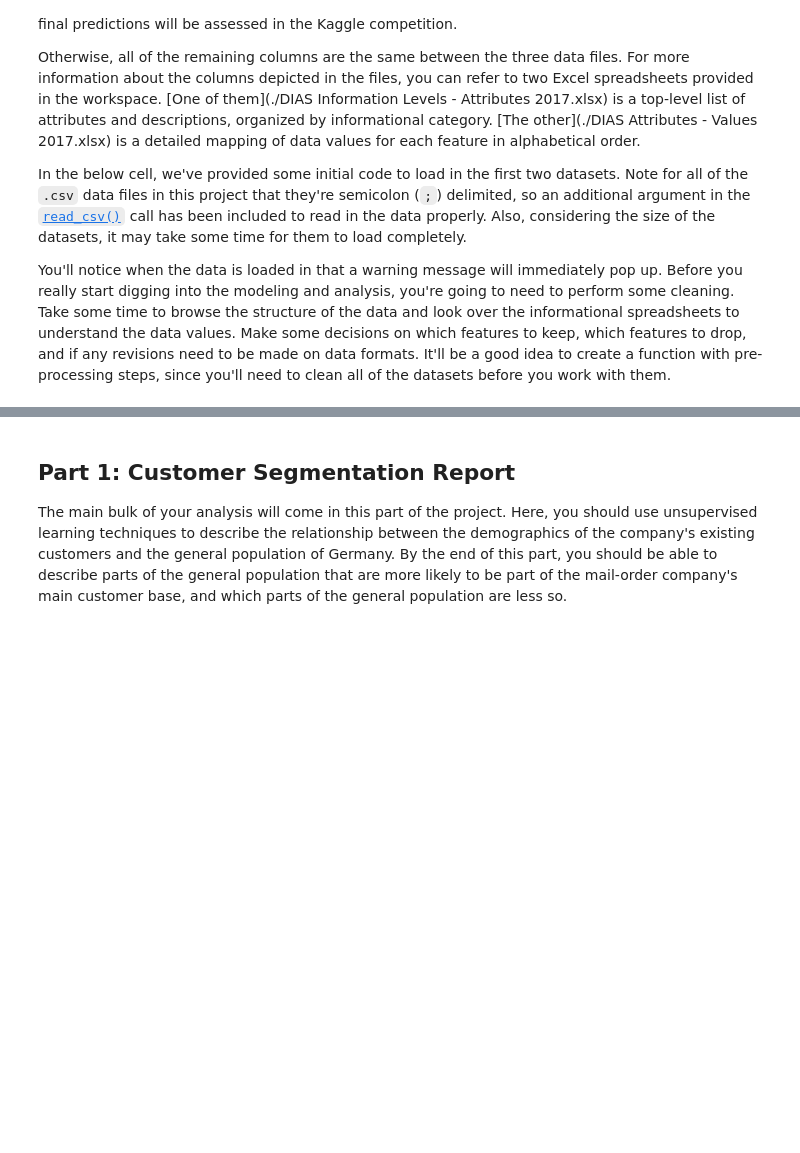
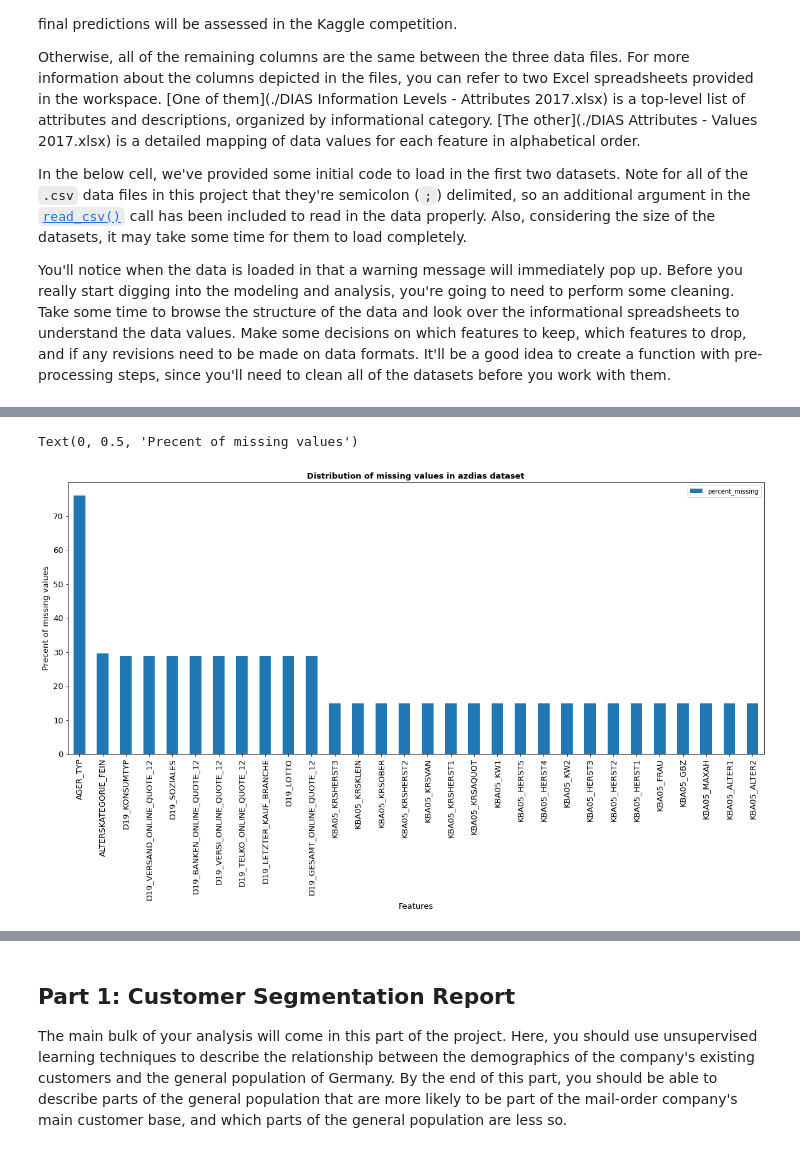
Before and after one commit to akozera/customer-segmentation, a Jupyter notebook: Arvato Project Workbook.ipynb, the cells around one changed output, grey strips where cells are left out. Saved outputs shown, nothing was run; the diff lists cells and outputs as text; code cells hidden in the pictures; blank space fills up the shorter version.

```diff
--- a/Arvato Project Workbook.ipynb
+++ b/Arvato Project Workbook.ipynb
@@ -41,0 +116,4 @@ customers = pd.read_csv('../../data/Term2/capstone/arvato_data/Udacity_CUSTOMERS
+# %%
+# Find the columns that have > 50% of missing values
+azdias_drop = azdias_miss[azdias_miss['percent_missing'] > 50]
+azdias_drop
@@ -41,0 +138,19 @@ customers = pd.read_csv('../../data/Term2/capstone/arvato_data/Udacity_CUSTOMERS
+# %%
+# We see that the set of columns is very similar apart from the EXTSEL992 column which is not in the provided schema.
+# Hence let's remove those columns.
+azdias_clean = azdias.drop(azdias_drop[azdias_drop['percent_missing']>50]['column_name'], axis = 1)
+customers_clean = customers.drop(azdias_drop[azdias_drop['percent_missing']>50]['column_name'], axis = 1)
+# %%
+# Now let's swap -1s for NA and repeat the process.
+azdias_clean = azdias_clean.replace(-1, np.nan)
+customers_clean = customers_clean.replace(-1, np.nan)
+# %%
+azdias_miss = find_missing_vals(azdias_clean)
+
+azdias_miss.head(30).plot(kind='bar', figsize=(20,8), fontsize=13)
+plt.title("Distribution of missing values in azdias dataset",fontsize=13,fontweight="bold")
+plt.xlabel("Features", fontsize=13)
+plt.ylabel("Precent of missing values", fontsize=13)
+# %% [output]
+Text(0, 0.5, 'Precent of missing values')
+[figure, added]
```
Also changed, not shown: parts of 122 cells of this notebook, 1 other file.
